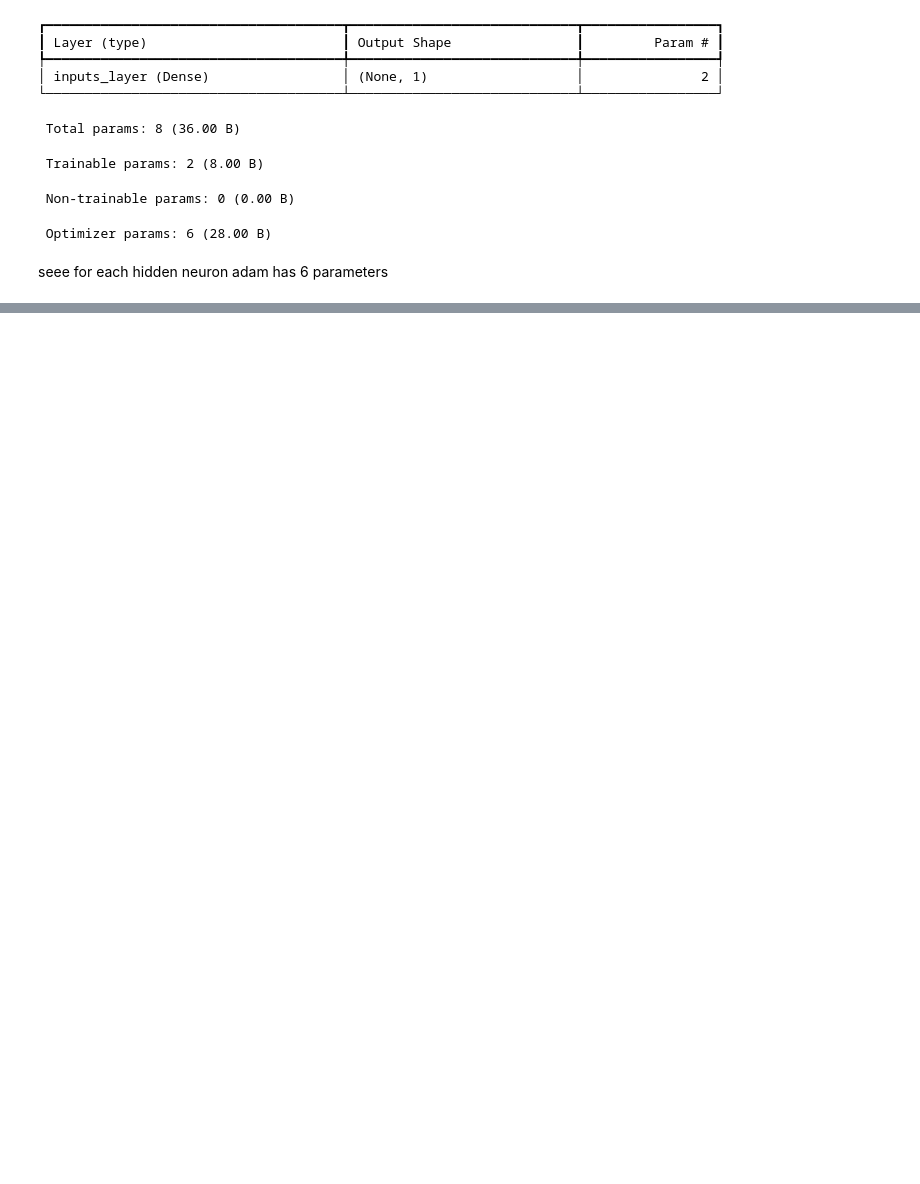
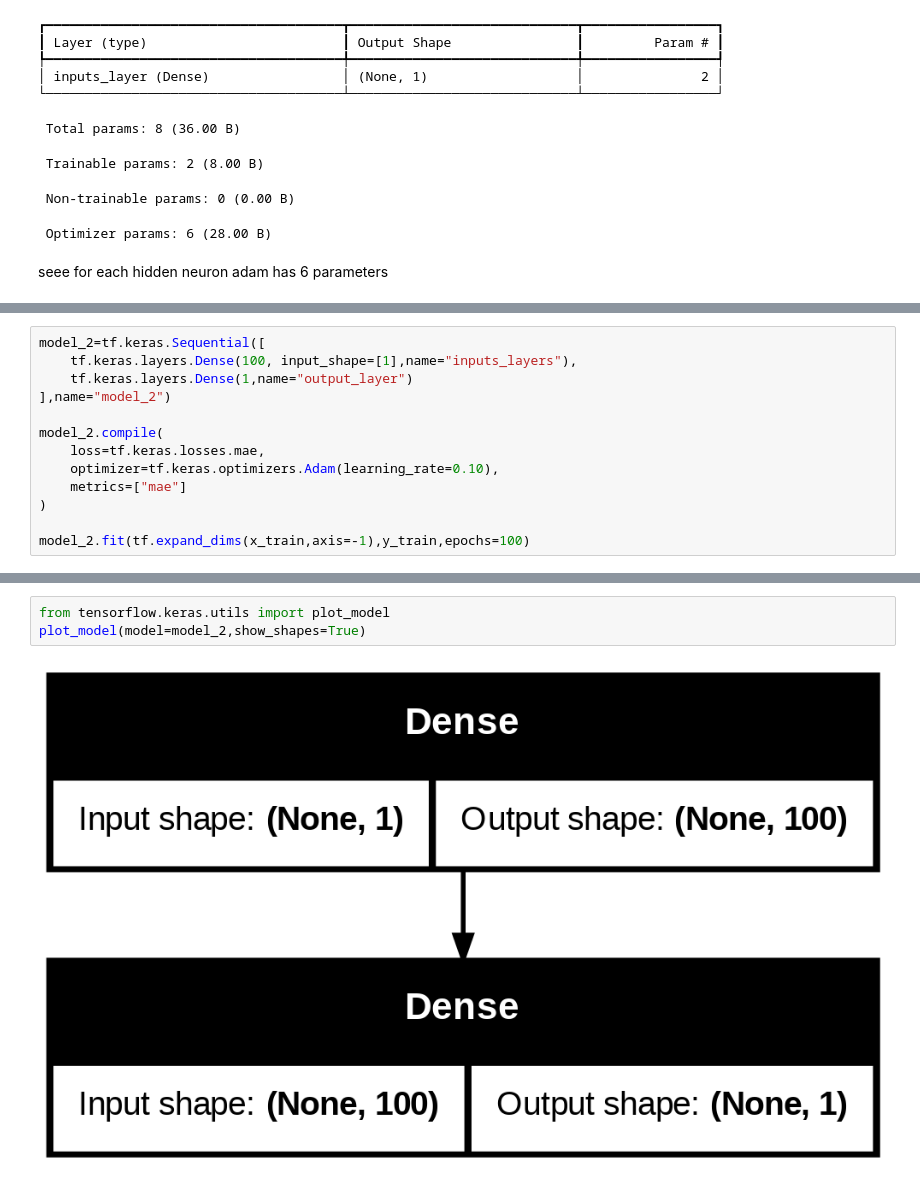
Before and after one commit to mohdabuzaransari9/tensorflow, a Jupyter notebook: file2_neural_network.ipynb, the cells around one changed output, grey strips where cells are left out. Cells and saved outputs as stored; diff of their text form; blank space fills up the shorter version.

```diff
--- a/file2_neural_network.ipynb
+++ b/file2_neural_network.ipynb
@@ -788,0 +789,13 @@ seee for each hidden neuron adam has 6 parameters
+# %%
+model_2=tf.keras.Sequential([
+    tf.keras.layers.Dense(100, input_shape=[1],name="inputs_layers"),
+    tf.keras.layers.Dense(1,name="output_layer")
+],name="model_2")
+
+model_2.compile(
+    loss=tf.keras.losses.mae,
+    optimizer=tf.keras.optimizers.Adam(learning_rate=0.10),
+    metrics=["mae"]
+)
+
+model_2.fit(tf.expand_dims(x_train,axis=-1),y_train,epochs=100)
@@ -788,0 +866,5 @@ seee for each hidden neuron adam has 6 parameters
+# %%
+from tensorflow.keras.utils import plot_model
+plot_model(model=model_2,show_shapes=True)
+# %% [output]
+[figure, added]
```
Also changed, not shown: parts of 52 cells of this notebook.
